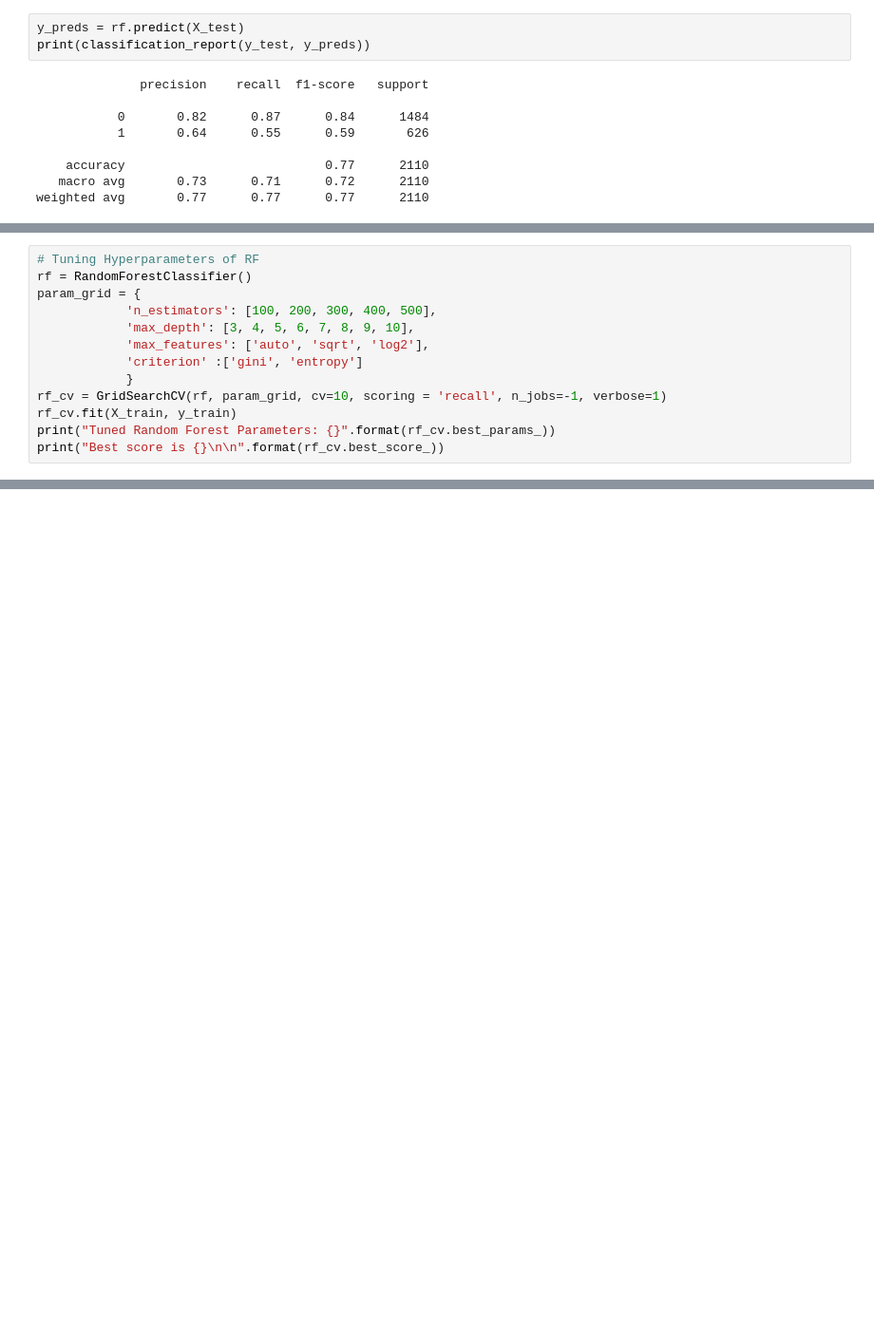
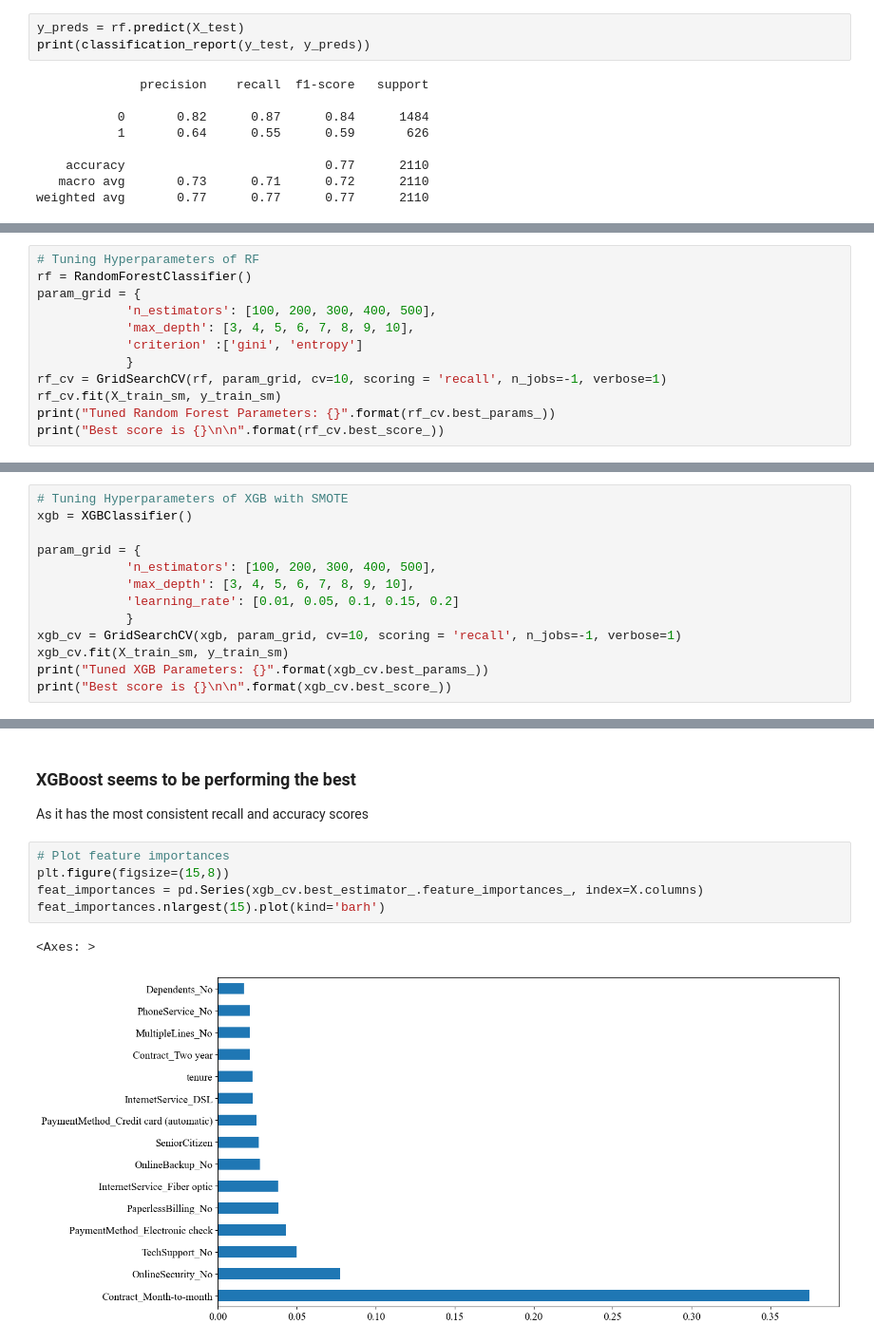
Before and after one commit to UtkarshRedd/GCP-Data-Architecture-for-Churn-Analysis, a Jupyter notebook: jupyter-notebooks/Churn_analysis.ipynb, the cells around one changed output, grey strips where cells are left out. Shown: that part at 95% size. Saved outputs shown, nothing was run; the diff lists cells and outputs as text; blank space fills up the shorter version.

```diff
--- a/jupyter-notebooks/Churn_analysis.ipynb
+++ b/jupyter-notebooks/Churn_analysis.ipynb
@@ -459,11 +498,10 @@ rf = RandomForestClassifier()
 param_grid = {
             'n_estimators': [100, 200, 300, 400, 500],
             'max_depth': [3, 4, 5, 6, 7, 8, 9, 10],
-            'max_features': ['auto', 'sqrt', 'log2'],
             'criterion' :['gini', 'entropy']
             }
 rf_cv = GridSearchCV(rf, param_grid, cv=10, scoring = 'recall', n_jobs=-1, verbose=1)
-rf_cv.fit(X_train, y_train)
+rf_cv.fit(X_train_sm, y_train_sm)
 print("Tuned Random Forest Parameters: {}".format(rf_cv.best_params_))
 print("Best score is {}\n\n".format(rf_cv.best_score_))
 # %% [output]
@@ -473,0 +581,13 @@ print(classification_report(y_test, y_preds))
+# %%
+# Tuning Hyperparameters of XGB with SMOTE
+xgb = XGBClassifier()
+
+param_grid = {
+            'n_estimators': [100, 200, 300, 400, 500],
+            'max_depth': [3, 4, 5, 6, 7, 8, 9, 10],
+            'learning_rate': [0.01, 0.05, 0.1, 0.15, 0.2]
+            }
+xgb_cv = GridSearchCV(xgb, param_grid, cv=10, scoring = 'recall', n_jobs=-1, verbose=1)
+xgb_cv.fit(X_train_sm, y_train_sm)
+print("Tuned XGB Parameters: {}".format(xgb_cv.best_params_))
+print("Best score is {}\n\n".format(xgb_cv.best_score_))
@@ -473,0 +622,11 @@ print(classification_report(y_test, y_preds))
+# %% [markdown]
+### XGBoost seems to be performing the best
+As it has the most consistent recall and accuracy scores
+# %%
+# Plot feature importances
+plt.figure(figsize=(15,8))
+feat_importances = pd.Series(xgb_cv.best_estimator_.feature_importances_, index=X.columns)
+feat_importances.nlargest(15).plot(kind='barh')
+# %% [output]
+<Axes: >
+[figure, added]
```
Also changed, not shown: parts of 16 cells of this notebook, 2 other files.
